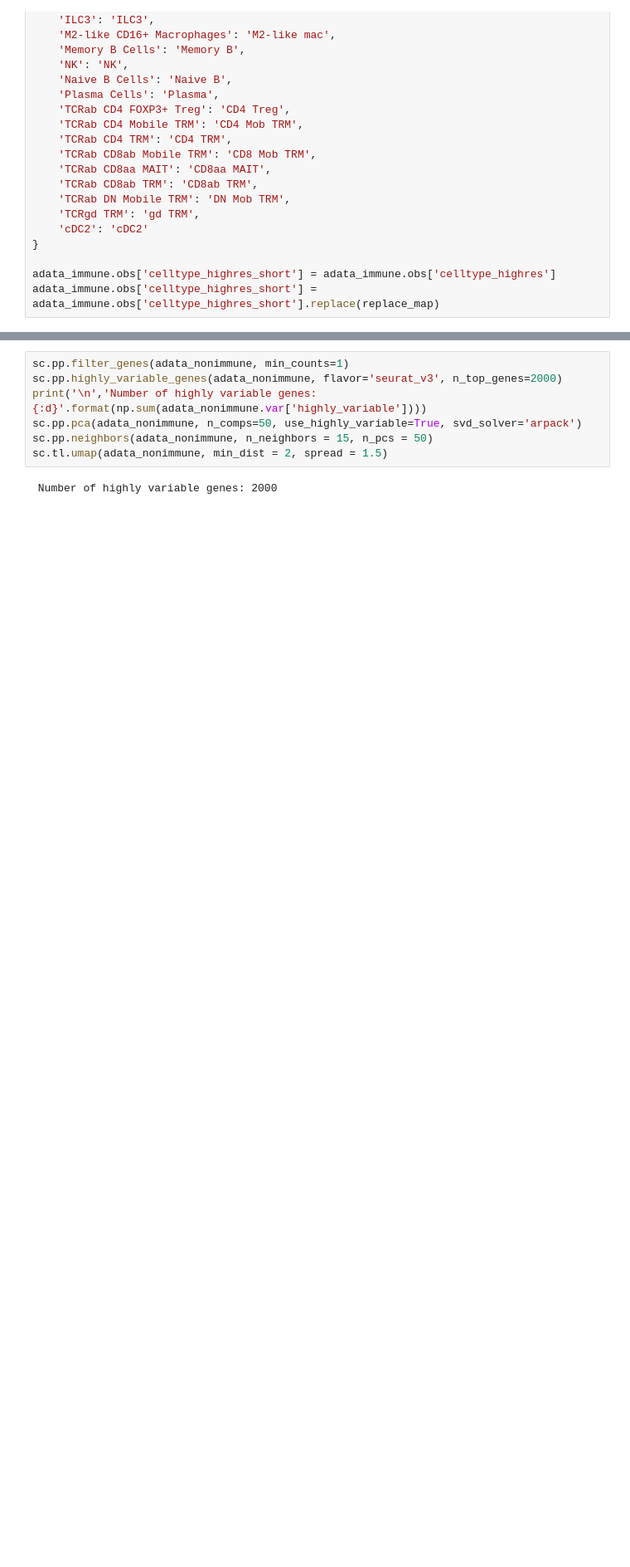
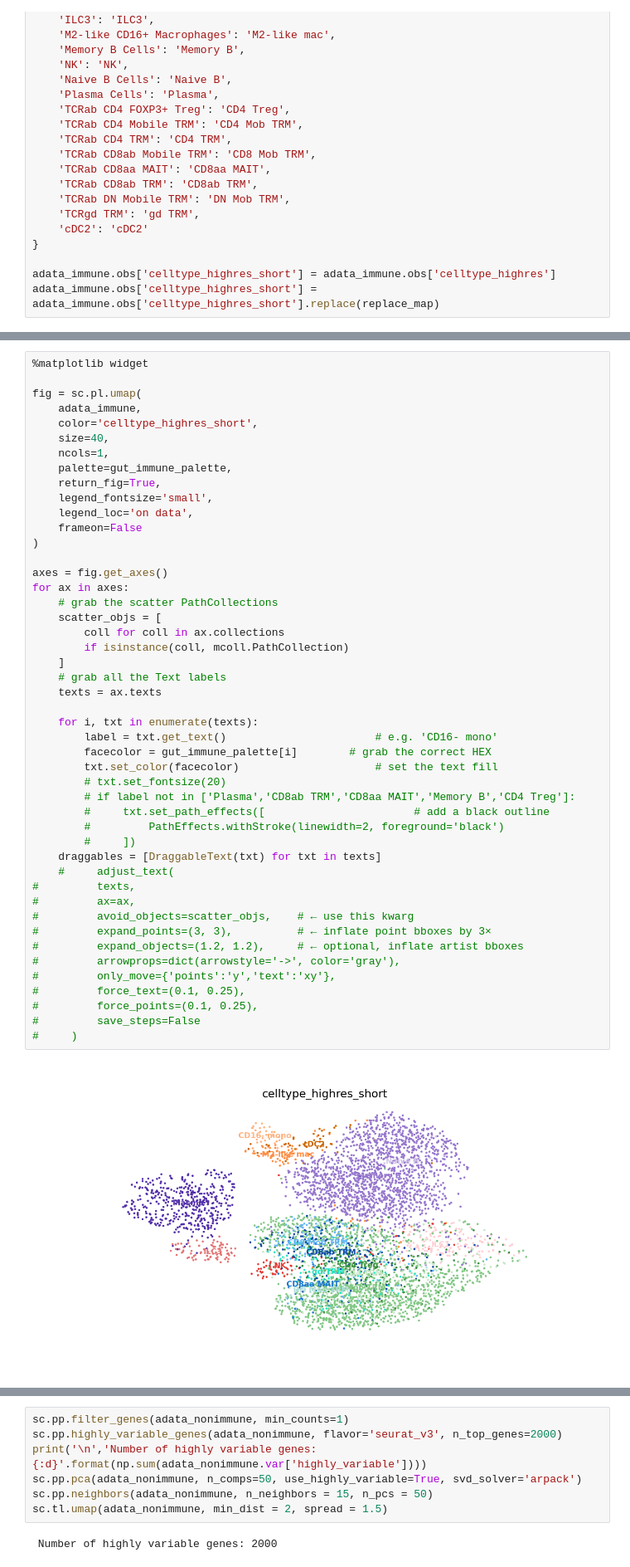
Before and after one commit to Ran-x2/gut-liver-whole-tissue, a Jupyter notebook: gut_visualization.ipynb, the cells around one changed output, grey strips where cells are left out. Shown at 83% size. Saved outputs shown, nothing was run; the diff lists cells and outputs as text; blank space fills up the shorter version.

```diff
--- a/gut_visualization.ipynb
+++ b/gut_visualization.ipynb
@@ -269,0 +224,49 @@ for ax in axes:
+# %%
+%matplotlib widget
+
+fig = sc.pl.umap(
+    adata_immune,
+    color='celltype_highres_short',
+    size=40,
+    ncols=1,
+    palette=gut_immune_palette,
+    return_fig=True,
+    legend_fontsize='small',
+    legend_loc='on data',
+    frameon=False
+)
+
+axes = fig.get_axes()
+for ax in axes:
+    # grab the scatter PathCollections
+    scatter_objs = [
+        coll for coll in ax.collections
+        if isinstance(coll, mcoll.PathCollection)
+    ]
+    # grab all the Text labels
+    texts = ax.texts
+
+    for i, txt in enumerate(texts):
+        label = txt.get_text()                       # e.g. 'CD16- mono'
+        facecolor = gut_immune_palette[i]        # grab the correct HEX
+        txt.set_color(facecolor)                     # set the text fill
+        # txt.set_fontsize(20)
+        # if label not in ['Plasma','CD8ab TRM','CD8aa MAIT','Memory B','CD4 Treg']:
+        #     txt.set_path_effects([                       # add a black outline
+        #         PathEffects.withStroke(linewidth=2, foreground='black')
+        #     ])
+    draggables = [DraggableText(txt) for txt in texts]
+    #     adjust_text(
+#         texts,
+#         ax=ax,
+#         avoid_objects=scatter_objs,    # ← use this kwarg
+#         expand_points=(3, 3),          # ← inflate point bboxes by 3×
+#         expand_objects=(1.2, 1.2),     # ← optional, inflate artist bboxes
+#         arrowprops=dict(arrowstyle='->', color='gray'),
+#         only_move={'points':'y','text':'xy'},
+#         force_text=(0.1, 0.25),
+#         force_points=(0.1, 0.25),
+#         save_steps=False
+#     )
+# %% [output]
+[figure, added]
```
Also changed, not shown: parts of 4 cells of this notebook.
